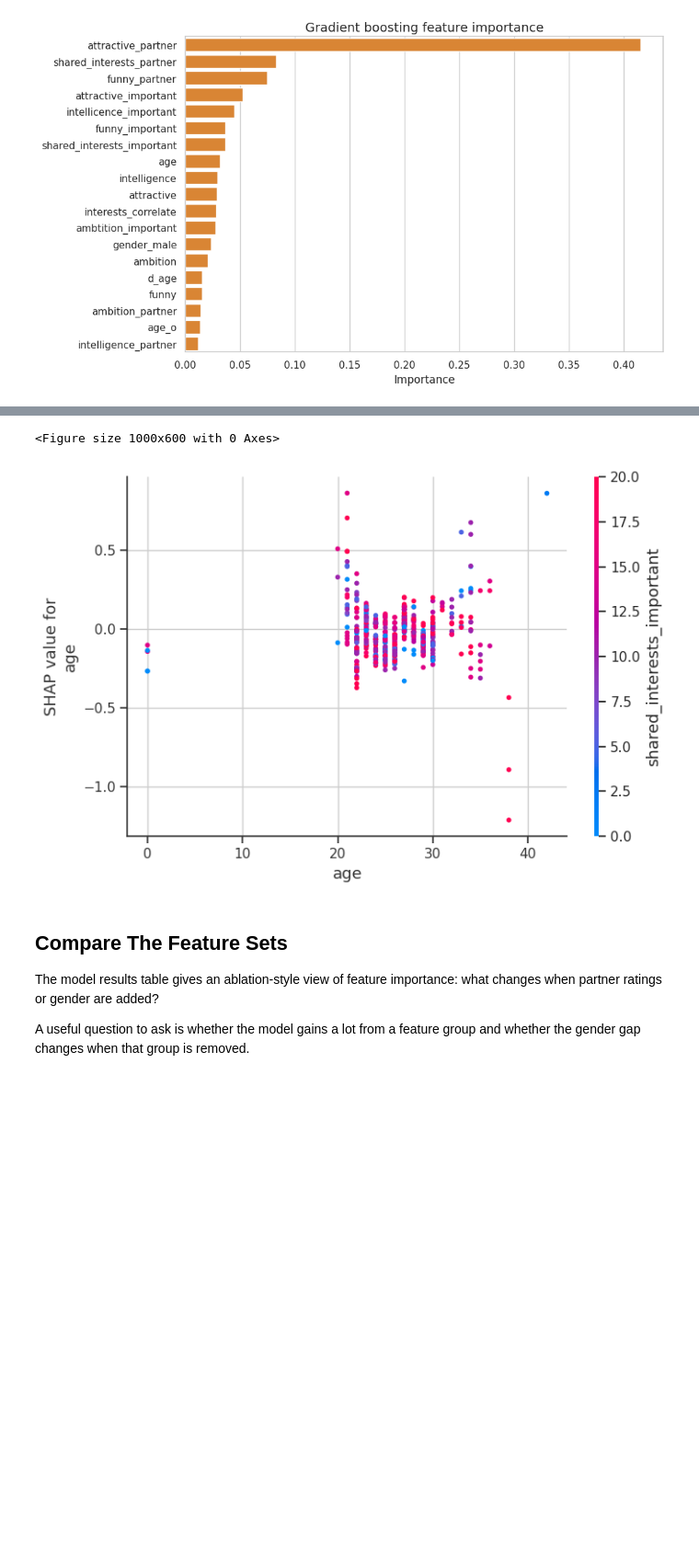
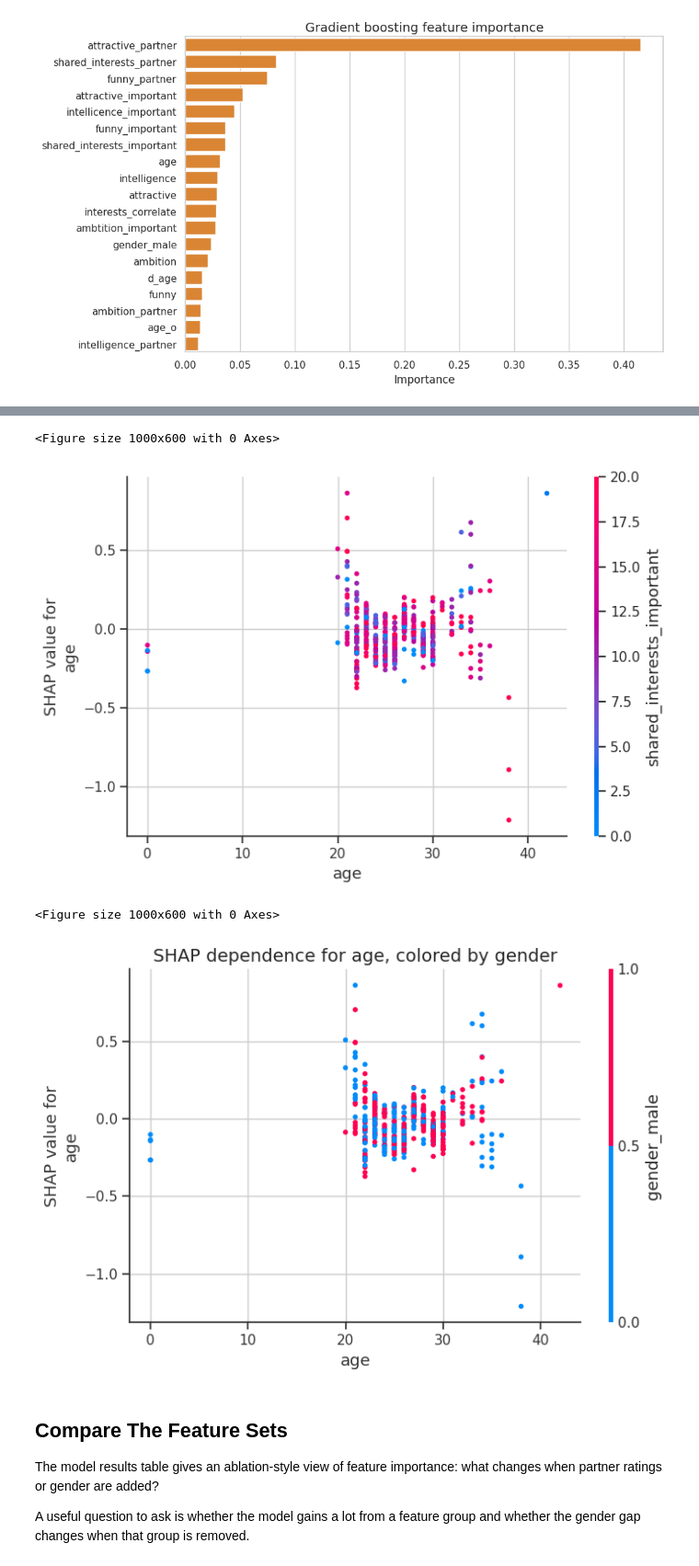
Before and after one commit to zjelveh/zjelveh.github.io, a Jupyter notebook: files/inst414_spring2026/labs/Lab_11.ipynb, the cells around one changed output, grey strips where cells are left out. Shown at 92% size. Drawn from its saved outputs; the diff is of its cells as text; code cells hidden in the pictures; blank space fills up the shorter version.

```diff
--- a/files/inst414_spring2026/labs/Lab_11.ipynb
+++ b/files/inst414_spring2026/labs/Lab_11.ipynb
@@ -640,11 +640,19 @@ plt.show();
 # %%
 plt.figure(figsize=(10, 6))
 shap.dependence_plot('age', shap_values, shap_sample, show=False)
 plt.tight_layout()
 plt.show();
+
+plt.figure(figsize=(10, 6))
+shap.dependence_plot('age', shap_values, shap_sample, interaction_index='gender_male', show=False)
+plt.title('SHAP dependence for age, colored by gender')
+plt.tight_layout()
+plt.show();
 # %% [output]
 <Figure size 1000x600 with 0 Axes>
-[figure, old version]
+[figure, new version]
+<Figure size 1000x600 with 0 Axes>
+[figure, added]
 # %% [markdown]
 ## Compare The Feature Sets
 
```
Also changed, not shown: parts of 3 cells of this notebook.
